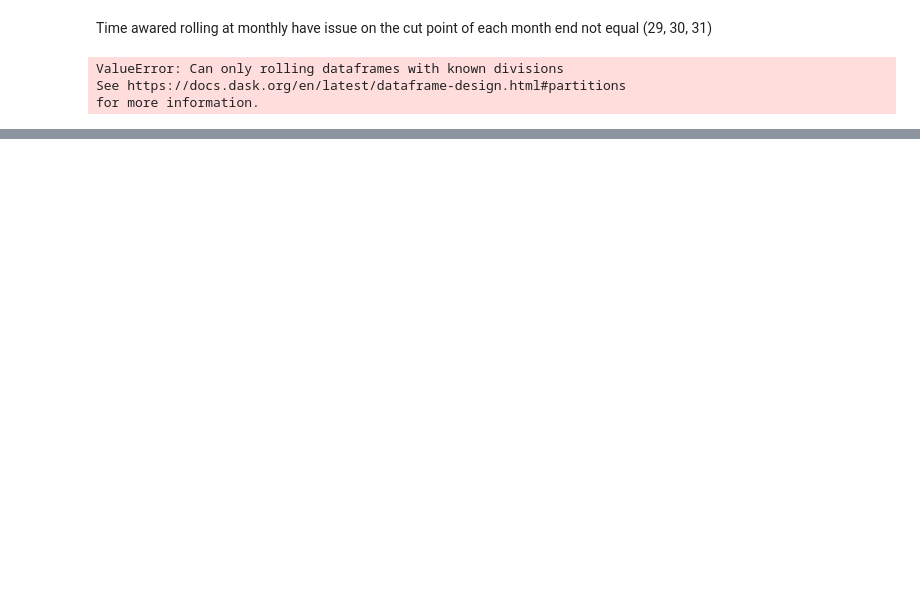
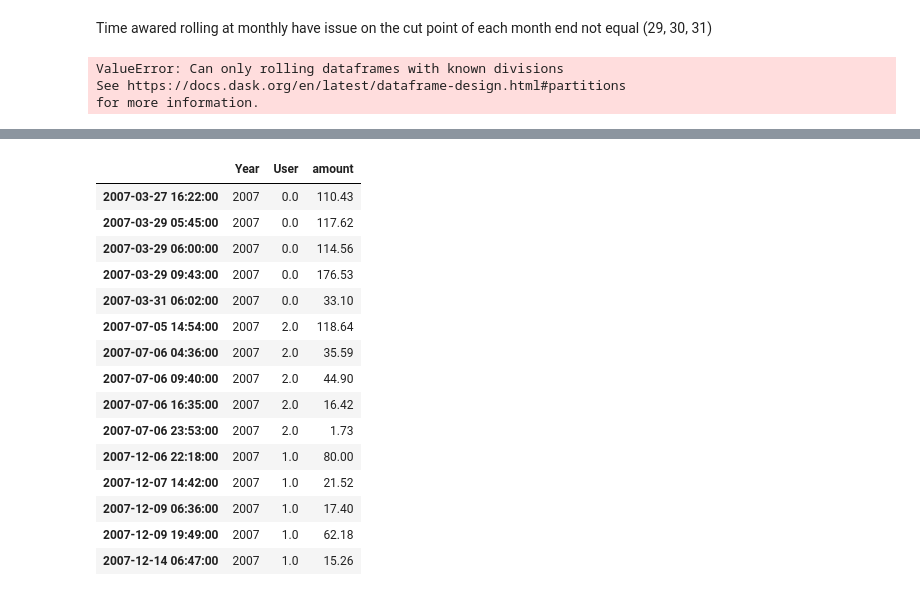
Before and after one commit to pbdanny/PythonProject, a Jupyter notebook: Dask/notebook/dask_timeseries.ipynb, the cells around one changed output, grey strips where cells are left out. Saved outputs shown, nothing was run; the diff lists cells and outputs as text; code cells hidden in the pictures; blank space fills up the shorter version.

Commit message:
custom timeindex resample reindex

```diff
--- a/Dask/notebook/dask_timeseries.ipynb
+++ b/Dask/notebook/dask_timeseries.ipynb
@@ -586,0 +669,3 @@ for more information.
+# %%
+new_rng = pd.date_range(start="2006-01-01", end="2008-12-31", freq="min")
+new_rng
@@ -586,0 +685,26 @@ for more information.
+# %%
+(pdf
+ .set_index("dt")
+ .reindex(new_rng, fill_value=None)
+ .query("amount == amount")
+#  .groupby("User")
+#  .resample("MS")
+#  .agg({"amount":"sum"})
+)
+# %% [output]
+|  | Year | User | amount |
+| 2007-03-27 16:22:00 | 2007 | 0.0 | 110.43 |
+| 2007-03-29 05:45:00 | 2007 | 0.0 | 117.62 |
+| 2007-03-29 06:00:00 | 2007 | 0.0 | 114.56 |
+| 2007-03-29 09:43:00 | 2007 | 0.0 | 176.53 |
+| 2007-03-31 06:02:00 | 2007 | 0.0 | 33.10 |
+| 2007-07-05 14:54:00 | 2007 | 2.0 | 118.64 |
+| 2007-07-06 04:36:00 | 2007 | 2.0 | 35.59 |
+| 2007-07-06 09:40:00 | 2007 | 2.0 | 44.90 |
+| 2007-07-06 16:35:00 | 2007 | 2.0 | 16.42 |
+| 2007-07-06 23:53:00 | 2007 | 2.0 | 1.73 |
+| 2007-12-06 22:18:00 | 2007 | 1.0 | 80.00 |
+| 2007-12-07 14:42:00 | 2007 | 1.0 | 21.52 |
+| 2007-12-09 06:36:00 | 2007 | 1.0 | 17.40 |
+| 2007-12-09 19:49:00 | 2007 | 1.0 | 62.18 |
+| 2007-12-14 06:47:00 | 2007 | 1.0 | 15.26 |
```
Also changed, not shown: parts of 25 cells of this notebook, 1 other file.
